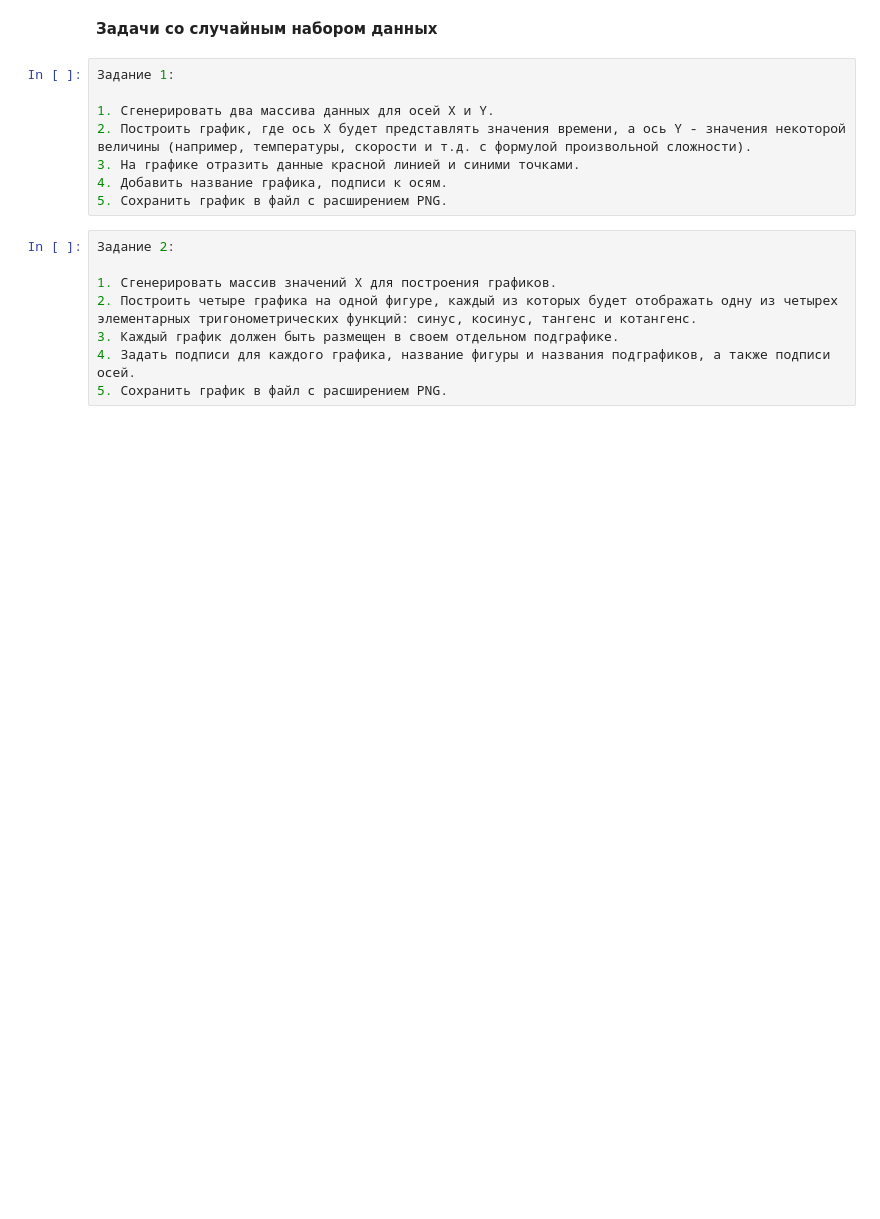
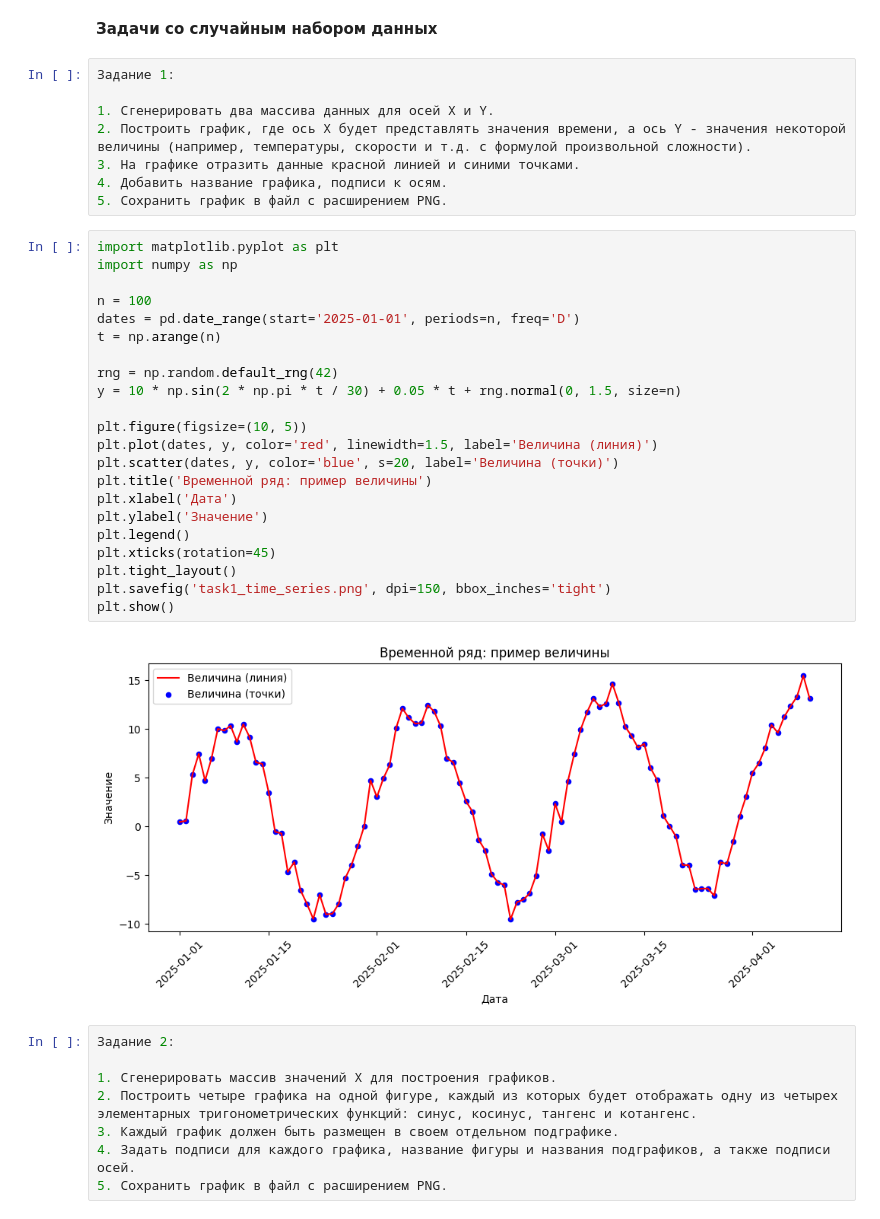
Before and after one commit to DarFusozaiVarVar/fuzzy-numbers, a Jupyter notebook: python_для_анализа_данных/Практические занятия/Модуль 3/3_модуль_раздел_4.ipynb, the cells around one changed output. Saved outputs shown, nothing was run; the diff lists cells and outputs as text; blank space fills up the shorter version.

```diff
--- a/python_для_анализа_данных/Практические занятия/Модуль 3/3_модуль_раздел_4.ipynb
+++ b/python_для_анализа_данных/Практические занятия/Модуль 3/3_модуль_раздел_4.ipynb
@@ -50,6 +89,30 @@ print(df_o['EmployeeID'].value_counts().idxmax())
 3. На графике отразить данные красной линией и синими точками.
 4. Добавить название графика, подписи к осям.
 5. Сохранить график в файл с расширением PNG.
+# %%
+import matplotlib.pyplot as plt
+import numpy as np
+
+n = 100
+dates = pd.date_range(start='2025-01-01', periods=n, freq='D')
+t = np.arange(n)
+
+rng = np.random.default_rng(42)
+y = 10 * np.sin(2 * np.pi * t / 30) + 0.05 * t + rng.normal(0, 1.5, size=n)
+
+plt.figure(figsize=(10, 5))
+plt.plot(dates, y, color='red', linewidth=1.5, label='Величина (линия)')
+plt.scatter(dates, y, color='blue', s=20, label='Величина (точки)')
+plt.title('Временной ряд: пример величины')
+plt.xlabel('Дата')
+plt.ylabel('Значение')
+plt.legend()
+plt.xticks(rotation=45)
+plt.tight_layout()
+plt.savefig('task1_time_series.png', dpi=150, bbox_inches='tight')
+plt.show()
+# %% [output]
+[figure, added]
 # %%
 Задание 2:
 
```
Also changed, not shown: parts of 6 cells of this notebook.
